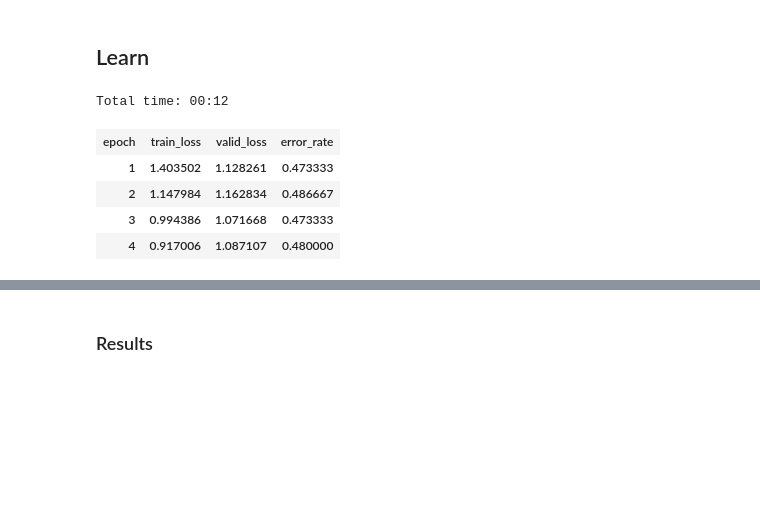
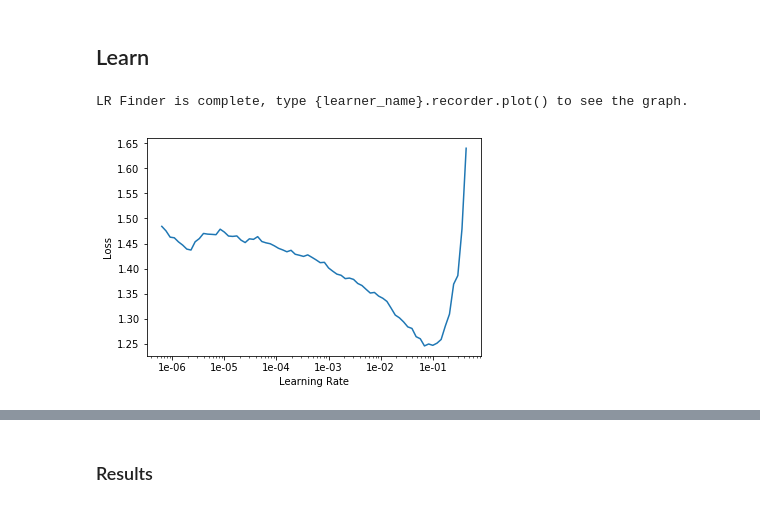
Before and after one commit to jellenberger/melanoma-detection, a Jupyter notebook: work/melanoma-detection-progressive.ipynb, the cells around one changed output, grey strips where cells are left out. Cells and saved outputs as stored; diff of their text form; code cells hidden in the pictures; blank space fills up the shorter version.

```diff
--- a/work/melanoma-detection-progressive.ipynb
+++ b/work/melanoma-detection-progressive.ipynb
@@ -41,11 +41,8 @@ data = ImageDataBunch.from_folder(datapath, ds_tfms=tfms, bs=bs, size=32, num_wo
 # %%
 learn = create_cnn(data, models.resnet50, metrics=error_rate)
-# %%
-learn.fit_one_cycle(4)
-# %% [output]
-Total time: 00:12
-| epoch | train_loss | valid_loss | error_rate |
-| 1 | 1.403502 | 1.128261 | 0.473333 |
-| 2 | 1.147984 | 1.162834 | 0.486667 |
-| 3 | 0.994386 | 1.071668 | 0.473333 |
-| 4 | 0.917006 | 1.087107 | 0.480000 |
+# %%
+learn.lr_find()
+learn.recorder.plot()
+# %% [output]
+LR Finder is complete, type {learner_name}.recorder.plot() to see the graph.
+[figure, added]
```
Also changed, not shown: parts of 22 cells of this notebook.
